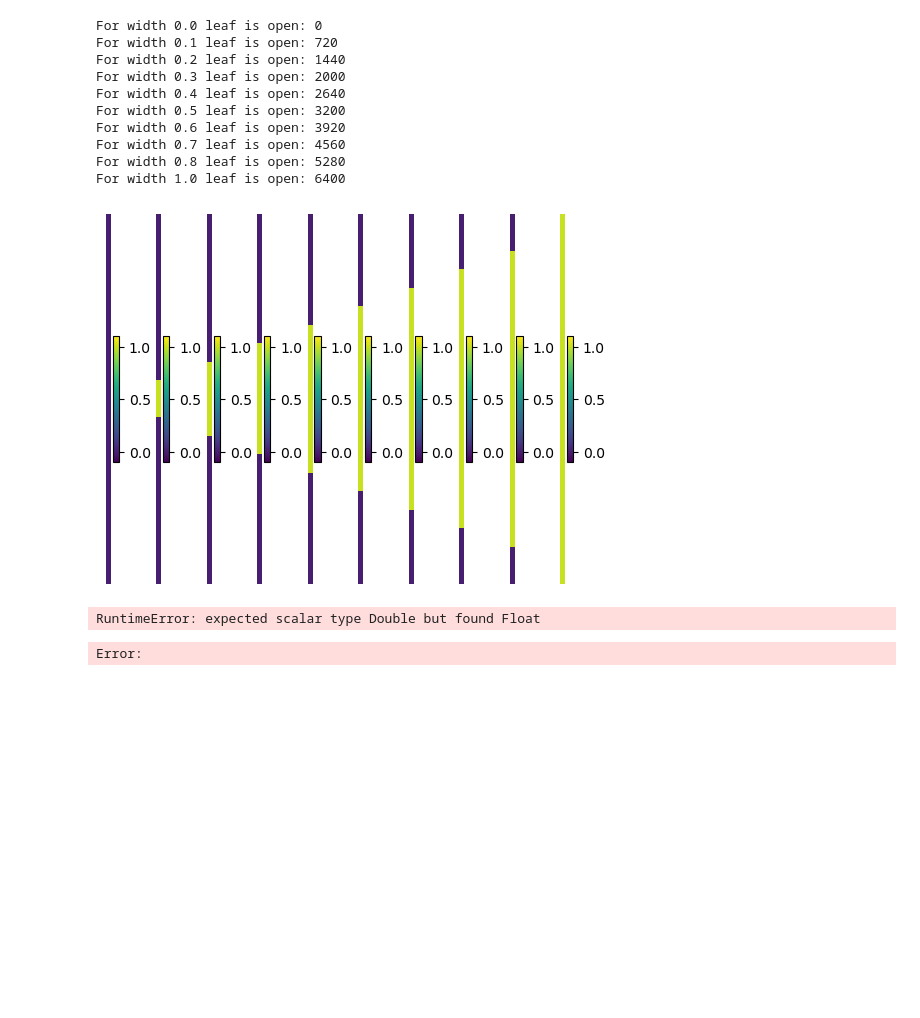
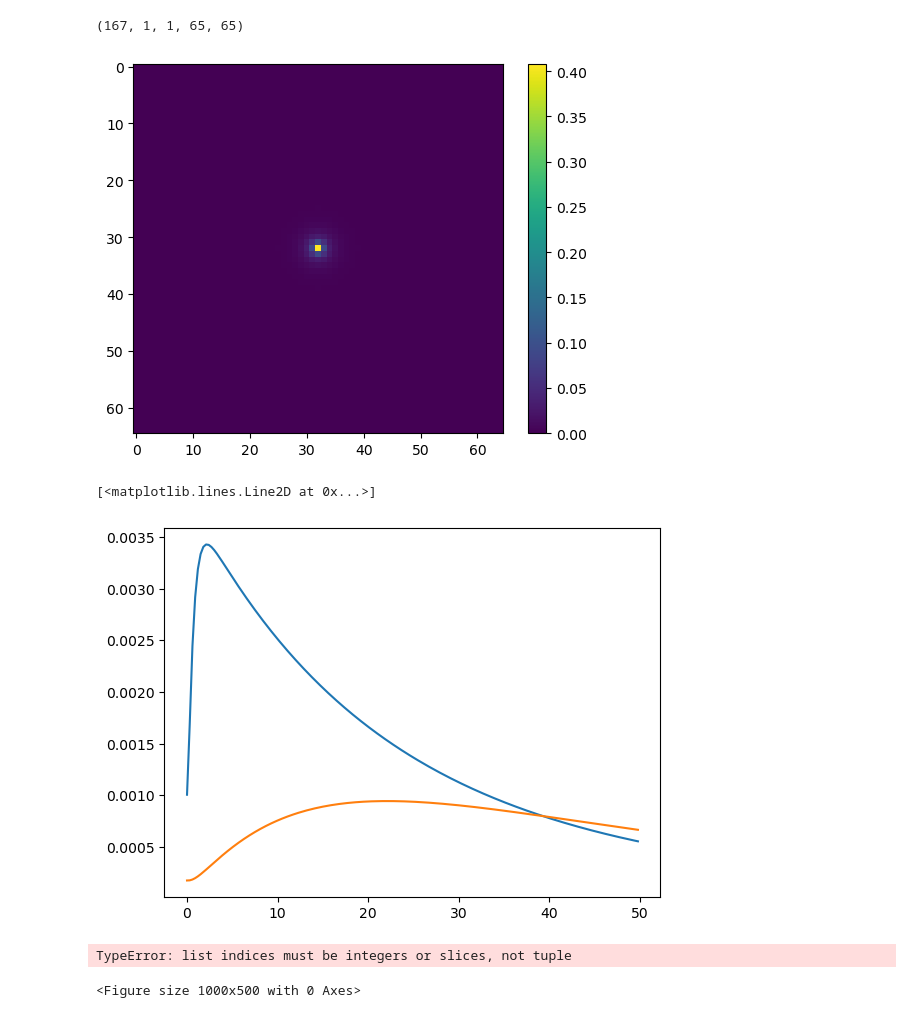
Before and after one commit to UMU-DDI/PyDoseRT, a Jupyter notebook: examples/kernels.ipynb, the cells around one changed output. Drawn from its saved outputs; the diff is of its cells as text; code cells hidden in the pictures; blank space fills up the shorter version.

```diff
--- a/examples/kernels.ipynb
+++ b/examples/kernels.ipynb
@@ -48,39 +13,0 @@ plt.show()
-# %%
-fluence_map_layer = FluenceMapLayer(config)  # Instantiate the FluenceMapLayer
-
-widths = [0.0, 0.1, 0.2, 0.3, 0.4, 0.5, 0.6, 0.7, 0.8, 1.0]
-for width in widths:
-    plt.subplot(1, len(widths), widths.index(width) + 1)
-    y_mlc = np.zeros((1, 2, config.number_of_cps, config.number_of_leaf_pairs))
-    y_mlc[:, 0, :, :] = 0.5
-    y_mlc[:, 1, :, :] = width
-    fluence_map = fluence_map_layer(torch.tensor(y_mlc, device=device)).cpu().detach().numpy()
-    print(f"For width {width} leaf is open: {np.sum(fluence_map > 0.0)}")
-    plt.imshow(fluence_map[0, :, fluence_map.shape[1]//2, :], vmin=-0.1, vmax=1.1)
-    plt.axis('off')
-    plt.colorbar()
-plt.show()
-# %% [output]
-For width 0.0 leaf is open: 0
-For width 0.1 leaf is open: 720
-For width 0.2 leaf is open: 1440
-For width 0.3 leaf is open: 2000
-For width 0.4 leaf is open: 2640
-For width 0.5 leaf is open: 3200
-For width 0.6 leaf is open: 3920
-For width 0.7 leaf is open: 4560
-For width 0.8 leaf is open: 5280
-For width 1.0 leaf is open: 6400
-[figure, removed]
-# %%
-fluence_volume_layer = FluenceVolumeLayer(config)  # Instantiate the FluenceVolumeLayer with config
-fluence_volume = fluence_volume_layer(torch.tensor(fluence_map, device=device)).cpu().detach().numpy()
-print(fluence_volume.shape)
-plt.imshow(fluence_volume[0, :, :, 50], interpolation='none')
-plt.colorbar()
-plt.show()
-for i in range(0, fluence_volume.shape[1], 10):
-    print(f"Depth: {i * config.resolution[0]}\twidth: {np.sum(fluence_volume[0, i, 50, :, 0] > 0) * config.resolution[2]}")
-# %% [output]
-RuntimeError: expected scalar type Double but found Float
-Error:
@@ -91,16 +14,29 @@ print(np.sum((fluence_volume[0, :-1, 50, 50, 0] - fluence_volume[0, 1:, 50, 50,
 # %%
 kernels = []
 
 kernel_size = 65
-pbm = PencilBeamModel(config, kernel_size)
-rs = pbm.get_rs([kernel_size, kernel_size], config.resolution)
-for depth in np.arange(0.0, 50.0, 0.3):
-    kernels.append(pbm.get_nested_kernel(float(depth)))
+resolution = (1.0, 1.0, 1.0)
+tpr_20_10 = 0.72
+pbm = PDRT.physics.PencilBeamModel(resolution=resolution, tpr_20_10=tpr_20_10, kernel_size=kernel_size)
+rs = pbm.get_rs([kernel_size, kernel_size])
+depths = np.arange(0.0, 50.0, 0.3)
+for depth in depths:
+    kernels.append(pbm.get_nested_kernels(np.array([[[depth]]])))
 
 kernels = np.stack(kernels, 0)
-plt.imshow(kernels[:, :, kernel_size // 2])
+print(kernels.shape)
+plt.imshow(kernels[0, 0, 0, :, :])
 plt.colorbar()
 plt.show()
+# %% [output]
+(167, 1, 1, 65, 65)
+[figure, added]
+# %%
+plt.plot(depths, pbm.depth_A_per_a(depths))
+plt.plot(depths, pbm.depth_B_per_b(depths))
+# %% [output]
+[<matplotlib.lines.Line2D at 0x...>]
+[figure, added]
 # %%
 plt.figure(figsize=(10, 5))
 # plt.subplot(121)
@@ -110,6 +46,9 @@ plt.plot(kernels[15, 25, :], label="Depth 15")
 # plt.subplot(122)
 
 # plt.imshow(np.log(kernels[120, :, :]), vmax=np.max(kernels))
+# %% [output]
+TypeError: list indices must be integers or slices, not tuple
+<Figure size 1000x500 with 0 Axes>
 # %%
 x_ct = np.expand_dims(np.zeros(config.ct_array_shape), 0)
 y_mlc = np.zeros((1, 2, config.number_of_cps, config.number_of_leaf_pairs))
```
Also changed, not shown: parts of 4 cells of this notebook, 13 other files.
